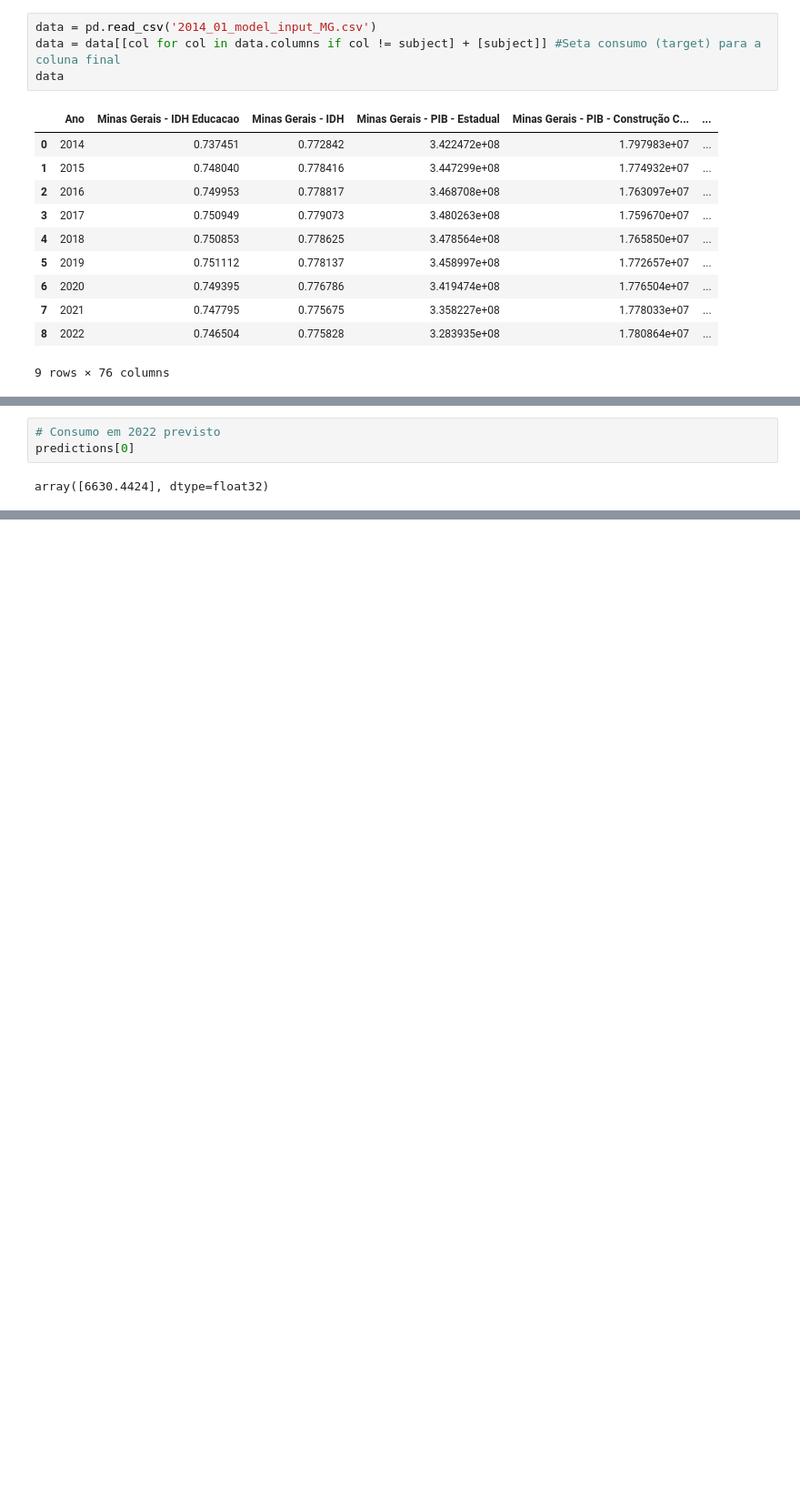
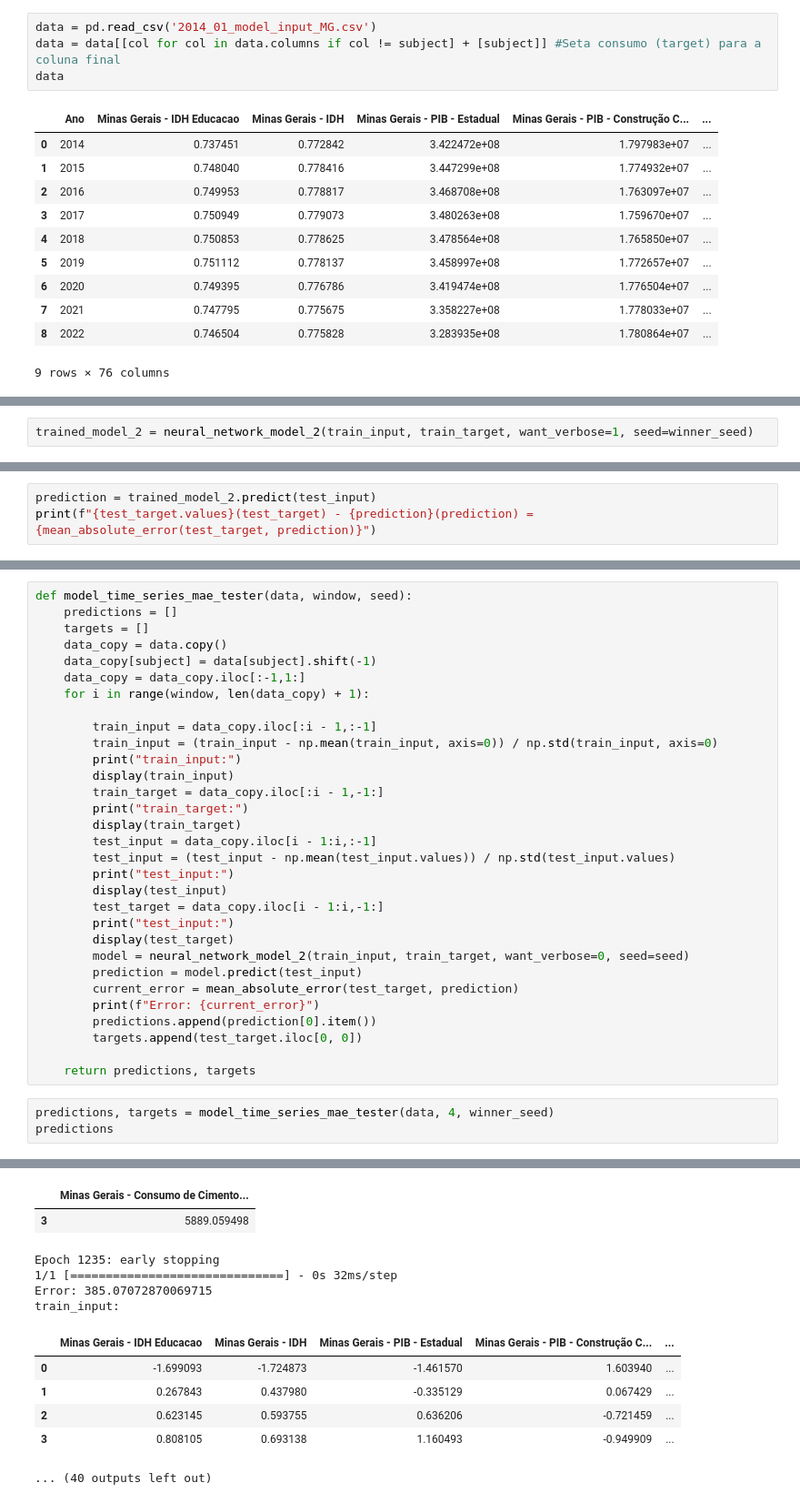
Before and after one commit to Pedro84skynet/TCC-MAC0499, a Jupyter notebook: Demo/Rede Neural/demo_mg.ipynb, the cells around one changed output, grey strips where cells are left out. Shown at 91% size. Cells and saved outputs as stored; diff of their text form; blank space fills up the shorter version.

Commit message:
Adiciona modelos demontração

```diff
--- a/Demo/Rede Neural/demo_mg.ipynb
+++ b/Demo/Rede Neural/demo_mg.ipynb
@@ -161,0 +243,2 @@ loss: 9111.2060546875
+# %%
+trained_model_2 = neural_network_model_2(train_input, train_target, want_verbose=1, seed=winner_seed)
@@ -161,0 +263,3 @@ loss: 9111.2060546875
+# %%
+prediction = trained_model_2.predict(test_input)
+print(f"{test_target.values}(test_target) - {prediction}(prediction) = {mean_absolute_error(test_target, prediction)}")
@@ -162,5 +269,35 @@ loss: 9111.2060546875
 # %%
-# Consumo em 2022 previsto
-predictions[0]
+def model_time_series_mae_tester(data, window, seed):
+    predictions = []
+    targets = []
+    data_copy = data.copy()
+    data_copy[subject] = data[subject].shift(-1)
+    data_copy = data_copy.iloc[:-1,1:]
+    for i in range(window, len(data_copy) + 1):
+
+        train_input = data_copy.iloc[:i - 1,:-1]
+        train_input = (train_input - np.mean(train_input, axis=0)) / np.std(train_input, axis=0)
+        print("train_input:")
+        display(train_input)
+        train_target = data_copy.iloc[:i - 1,-1:]
+        print("train_target:")
+        display(train_target)
+        test_input = data_copy.iloc[i - 1:i,:-1]
+        test_input = (test_input - np.mean(test_input.values)) / np.std(test_input.values)
+        print("test_input:")
+        display(test_input)
+        test_target = data_copy.iloc[i - 1:i,-1:]
+        print("test_input:")
+        display(test_target)
+        model = neural_network_model_2(train_input, train_target, want_verbose=0, seed=seed)
+        prediction = model.predict(test_input)
+        current_error = mean_absolute_error(test_target, prediction)
+        print(f"Error: {current_error}")
+        predictions.append(prediction[0].item())
+        targets.append(test_target.iloc[0, 0])
+
+    return predictions, targets
-# %% [output]
-array([6630.4424], dtype=float32)
+# %%
+predictions, targets = model_time_series_mae_tester(data, 4, winner_seed)
+predictions
+# %% [output]
@@ -166,0 +320,12 @@ array([6630.4424], dtype=float32)
+|  | Minas Gerais - Consumo de Cimento... |
+| 3 | 5889.059498 |
+Epoch 1235: early stopping
+1/1 [==============================] - 0s 32ms/step
+Error: 385.07072870069715
+train_input:
+|  | Minas Gerais - IDH Educacao | Minas Gerais - IDH | Minas Gerais - PIB - Estadual | Minas Gerais - PIB - Construção C... | ... |
+| 0 | -1.699093 | -1.724873 | -1.461570 | 1.603940 | ... |
+| 1 | 0.267843 | 0.437980 | -0.335129 | 0.067429 | ... |
+| 2 | 0.623145 | 0.593755 | 0.636206 | -0.721459 | ... |
+| 3 | 0.808105 | 0.693138 | 1.160493 | -0.949909 | ... |
+... (40 outputs left out)
```
Also changed, not shown: parts of 23 cells of this notebook, 21 other files.
